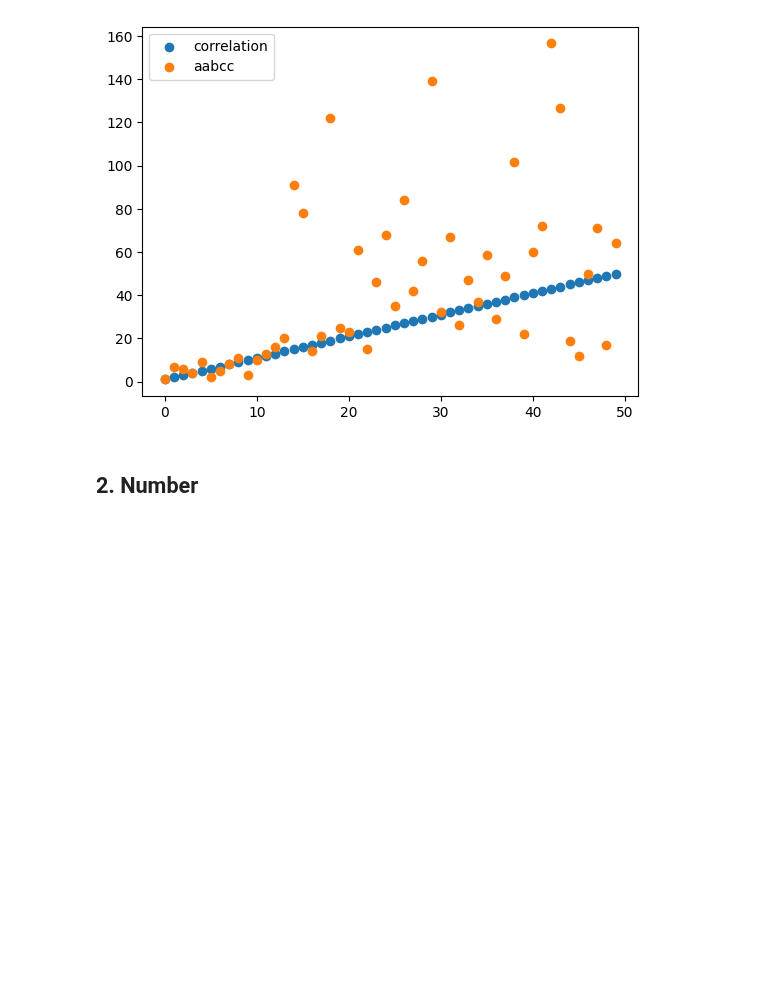
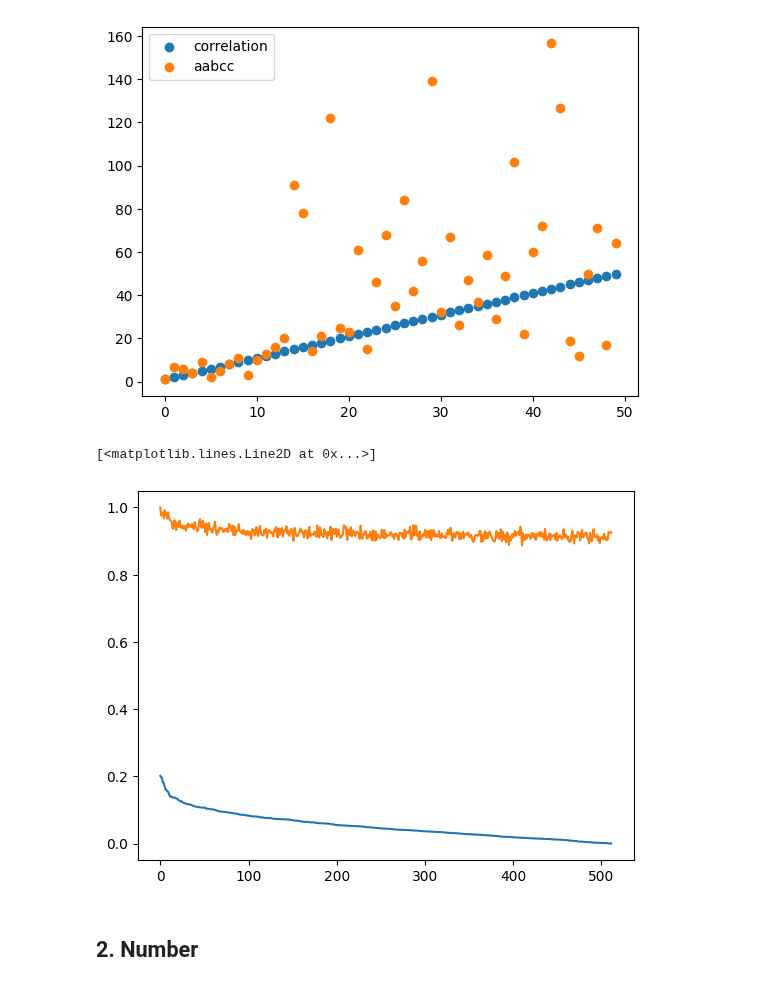
Before and after one commit to ClementineBleuze/WordEmbeddings, a Jupyter notebook: Notebooks_dim_correlation/aabcc-score-experiment.ipynb, the cells around one changed output. Saved outputs shown, nothing was run; the diff lists cells and outputs as text; code cells hidden in the pictures; blank space fills up the shorter version.

Commit message:
adding plot to aabcc

```diff
--- a/Notebooks_dim_correlation/aabcc-score-experience.ipynb
+++ b/Notebooks_dim_correlation/aabcc-score-experiment.ipynb
@@ -151,6 +151,13 @@ plt.legend()
 plt.show()
 # %% [output]
 [figure]
+# %%
+plt.plot(list(abs(gender_corr_df["correlation_with_gender"])), label="correlation")
+max_aabcc = max(list(gender_corr_df["aabcc"]))
+plt.plot(list(gender_corr_df["aabcc"]/max_aabcc), label="aabcc")
+# %% [output]
+[<matplotlib.lines.Line2D at 0x...>]
+[figure, added]
 # %% [markdown]
 ## 2. Number
 # %%
```
Also changed, not shown: parts of 1 cell of this notebook.
